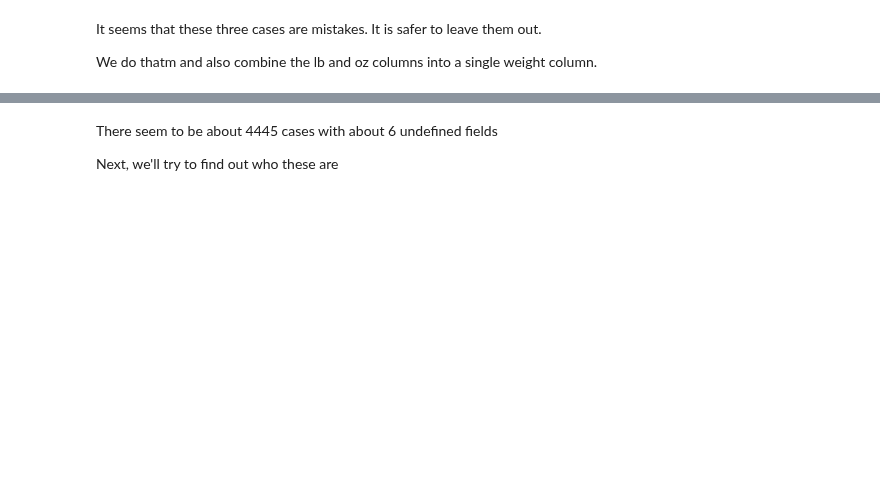
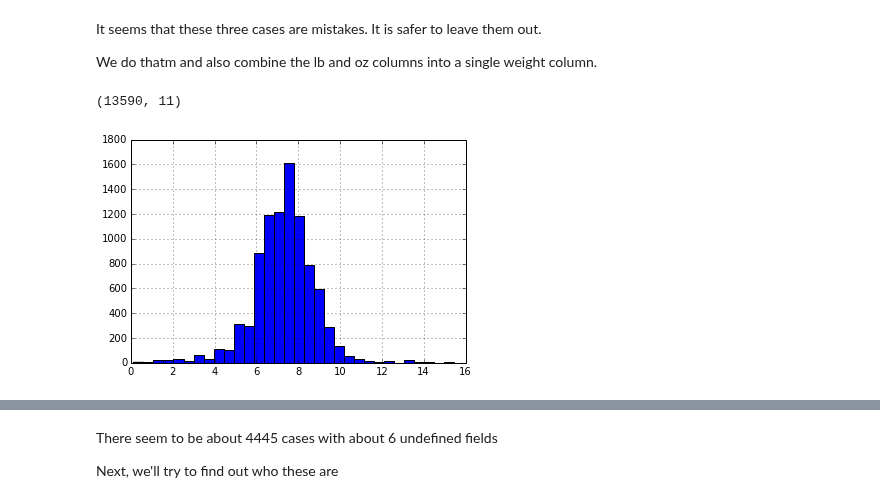
Before and after one commit to snazrul1/ssnazrul, a Jupyter notebook: DSE200/day_1_python_and_unix/1_pregnancy_length_analysis.ipynb, the cells around one changed output, grey strips where cells are left out. Drawn from its saved outputs; the diff is of its cells as text; code cells hidden in the pictures; blank space fills up the shorter version.

```diff
--- a/DSE200/day_1_python_and_unix/1_pregnancy_length_analysis.ipynb
+++ b/DSE200/day_1_python_and_unix/1_pregnancy_length_analysis.ipynb
@@ -60,7 +67,7 @@ for (field, start, end, cast) in fields:
     columns[field]=[]
 
 # The data is read from the file and inserted into the table.
-file=open('../../data/ThinkStatsData/2002FemPreg.dat','r')
+file=open('../data/ThinkStatsData/2002FemPreg.dat','r')
 for line in file.readlines():
     for (field, start, end, cast) in fields:
         try:
@@ -97,6 +129,9 @@ We do thatm and also combine the lb and oz columns into a single weight column.
 # %%
 select=DF['birthwgt_lb']<20
 DF['weight']=DF[select]['birthwgt_lb']+DF[select]['birthwgt_oz']/16
 DF['weight'].hist(bins=32)
-shape(DF)
+np.shape(DF)
+# %% [output]
+(13590, 11)
+[figure, added]
 # %%
```
Also changed, not shown: parts of 14 cells of this notebook, 3 other files.
